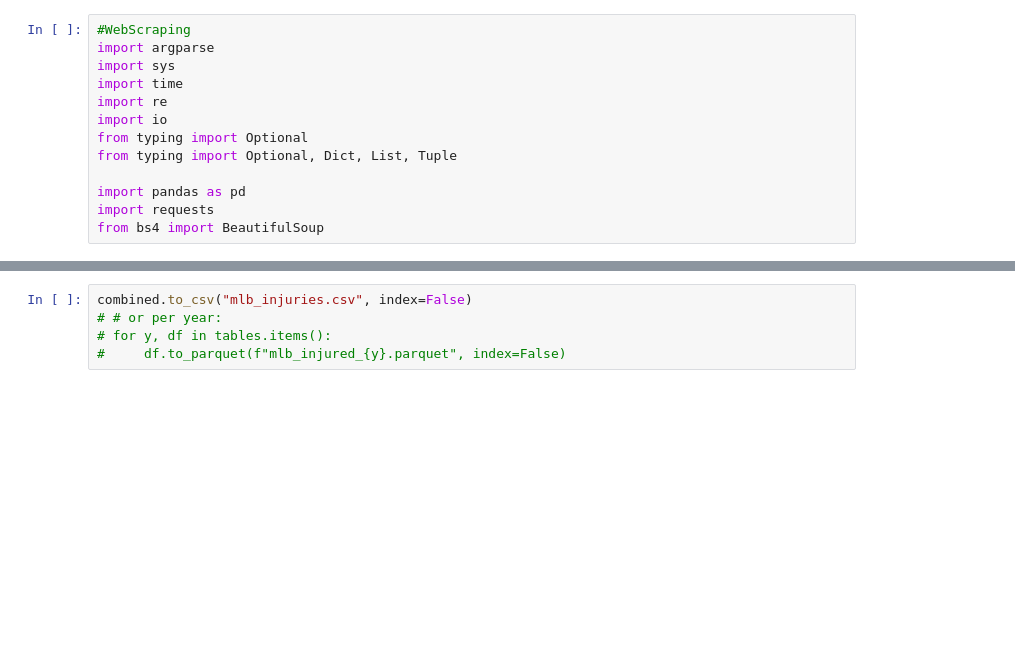
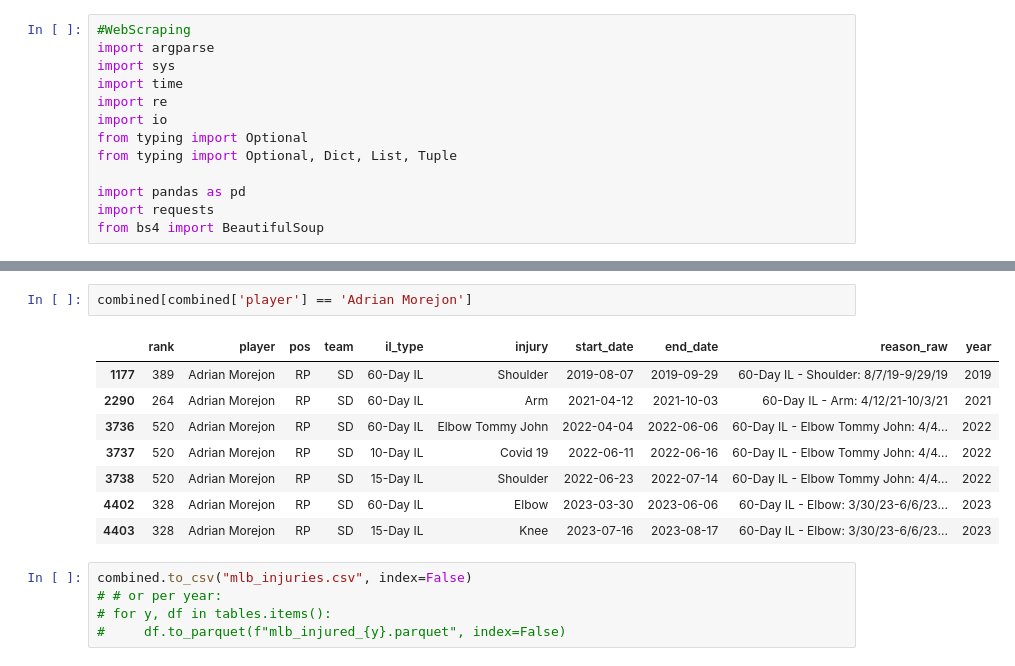
Before and after one commit to SatrunsDream/Workload-effect-on-pitcher-injury, a Jupyter notebook: WebScraping.ipynb, the cells around one changed output, grey strips where cells are left out. Saved outputs shown, nothing was run; the diff lists cells and outputs as text; blank space fills up the shorter version.

```diff
--- a/WebScraping.ipynb
+++ b/WebScraping.ipynb
@@ -329,3 +263,14 @@ combined
+# %%
+combined[combined['player'] == 'Adrian Morejon']
+# %% [output]
+|  | rank | player | pos | team | il_type | injury | start_date | end_date | reason_raw | year |
+| 1177 | 389 | Adrian Morejon | RP | SD | 60-Day IL | Shoulder | 2019-08-07 | 2019-09-29 | 60-Day IL - Shoulder: 8/7/19-9/29/19 | 2019 |
+| 2290 | 264 | Adrian Morejon | RP | SD | 60-Day IL | Arm | 2021-04-12 | 2021-10-03 | 60-Day IL - Arm: 4/12/21-10/3/21 | 2021 |
+| 3736 | 520 | Adrian Morejon | RP | SD | 60-Day IL | Elbow Tommy John | 2022-04-04 | 2022-06-06 | 60-Day IL - Elbow Tommy John: 4/4... | 2022 |
+| 3737 | 520 | Adrian Morejon | RP | SD | 10-Day IL | Covid 19 | 2022-06-11 | 2022-06-16 | 60-Day IL - Elbow Tommy John: 4/4... | 2022 |
+| 3738 | 520 | Adrian Morejon | RP | SD | 15-Day IL | Shoulder | 2022-06-23 | 2022-07-14 | 60-Day IL - Elbow Tommy John: 4/4... | 2022 |
+| 4402 | 328 | Adrian Morejon | RP | SD | 60-Day IL | Elbow | 2023-03-30 | 2023-06-06 | 60-Day IL - Elbow: 3/30/23-6/6/23... | 2023 |
+| 4403 | 328 | Adrian Morejon | RP | SD | 15-Day IL | Knee | 2023-07-16 | 2023-08-17 | 60-Day IL - Elbow: 3/30/23-6/6/23... | 2023 |
 # %%
 combined.to_csv("mlb_injuries.csv", index=False)
 # # or per year:
```
Also changed, not shown: parts of 2 cells of this notebook, 1 other file.
